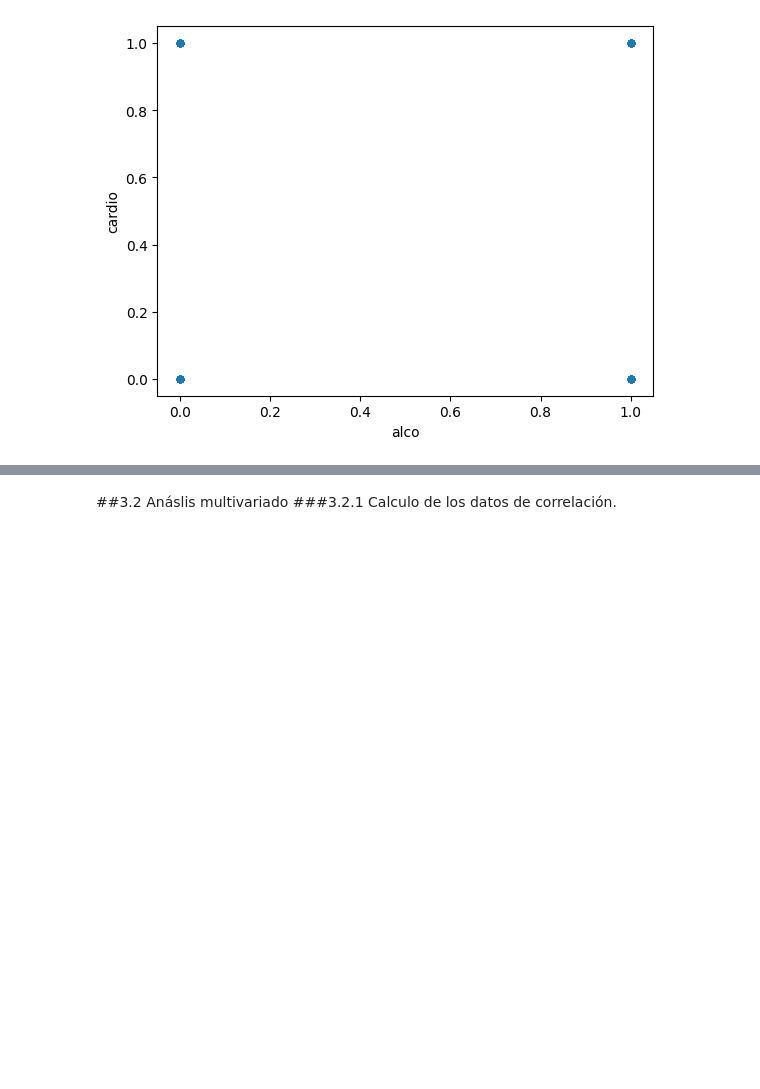
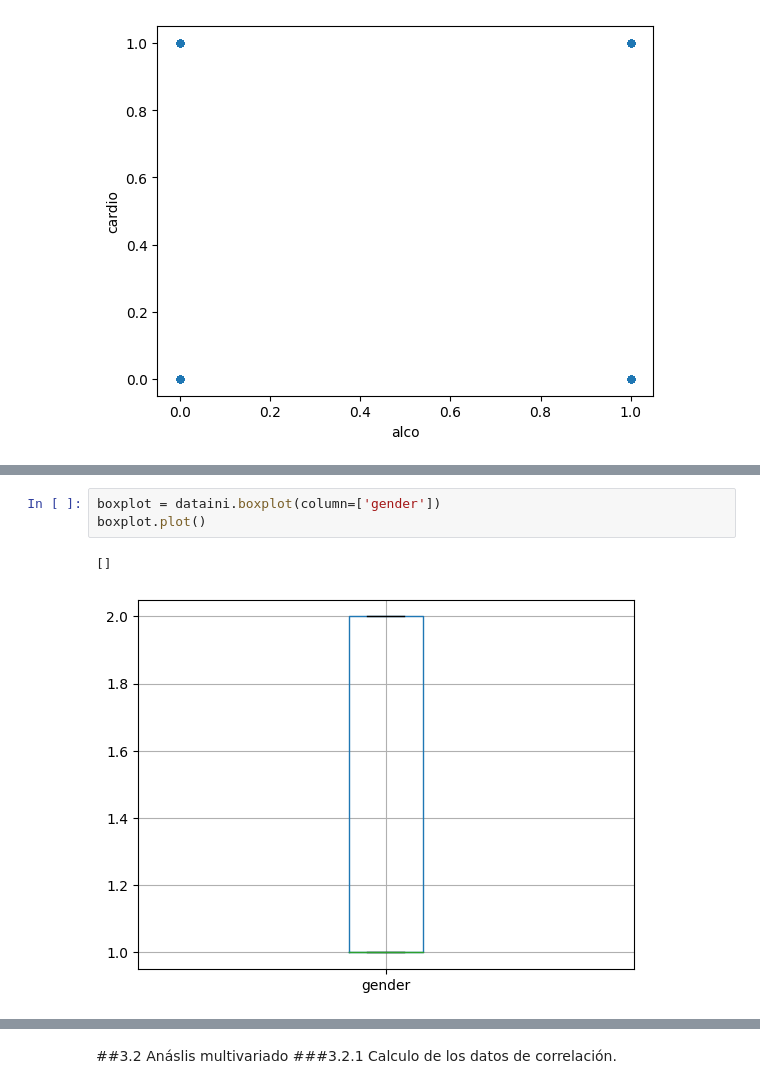
Before and after one commit to 1012357482/cienciaDatosETITC, a Jupyter notebook: proyecto_hearthDisease.ipynb, the cells around one changed output, grey strips where cells are left out. Saved outputs shown, nothing was run; the diff lists cells and outputs as text; blank space fills up the shorter version.

```diff
--- a/proyecto_hearthDisease.ipynb
+++ b/proyecto_hearthDisease.ipynb
@@ -242,0 +252,6 @@ data.plot.scatter(x=var, y='cardio', alpha = 0.5);
+# %%
+boxplot = dataini.boxplot(column=['gender'])
+boxplot.plot()
+# %% [output]
+[]
+[figure, added]
```
Also changed, not shown: parts of 29 cells of this notebook.
